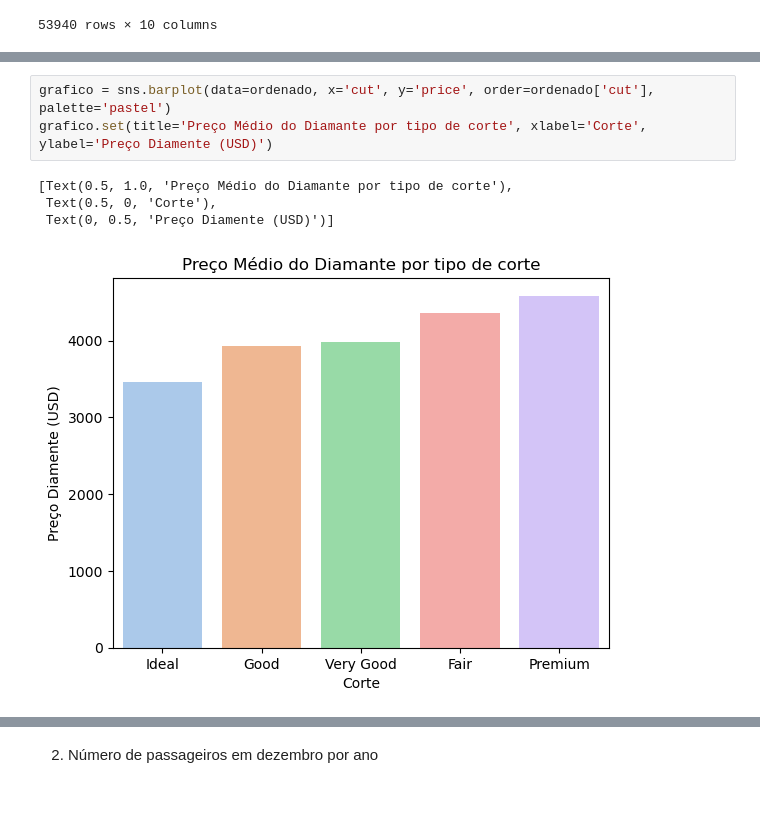
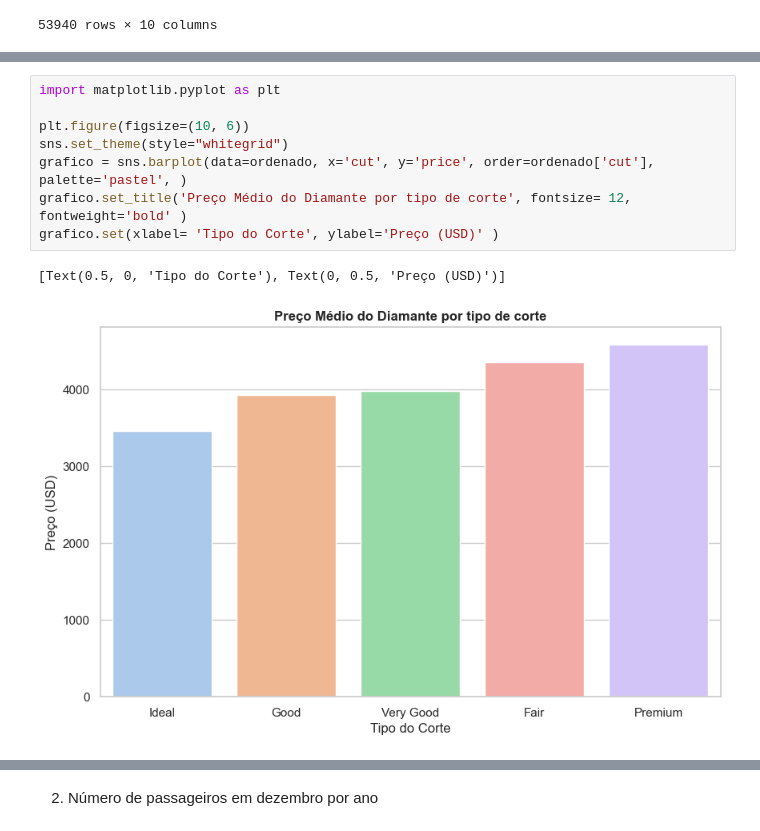
Before and after one commit to jhonatanpaz95/analise-de-dados, a Jupyter notebook: Seaborn/Seaborn.ipynb, the cells around one changed output, grey strips where cells are left out. Drawn from its saved outputs; the diff is of its cells as text; blank space fills up the shorter version.

```diff
--- a/Seaborn/Seaborn.ipynb
+++ b/Seaborn/Seaborn.ipynb
@@ -30,8 +23,11 @@ ordenado = corte.sort_values(by='price',ascending=True)
 # %%
-grafico = sns.barplot(data=ordenado, x='cut', y='price', order=ordenado['cut'], palette='pastel')
-grafico.set(title='Preço Médio do Diamante por tipo de corte', xlabel='Corte', ylabel='Preço Diamente (USD)')
+import matplotlib.pyplot as plt
+
+plt.figure(figsize=(10, 6))
+sns.set_theme(style="whitegrid")
+grafico = sns.barplot(data=ordenado, x='cut', y='price', order=ordenado['cut'], palette='pastel', )
+grafico.set_title('Preço Médio do Diamante por tipo de corte', fontsize= 12, fontweight='bold' )
+grafico.set(xlabel= 'Tipo do Corte', ylabel='Preço (USD)' )
 # %% [output]
-[Text(0.5, 1.0, 'Preço Médio do Diamante por tipo de corte'),
- Text(0.5, 0, 'Corte'),
- Text(0, 0.5, 'Preço Diamente (USD)')]
+[Text(0.5, 0, 'Tipo do Corte'), Text(0, 0.5, 'Preço (USD)')]
-[figure, old version]
+[figure, new version]
```
Also changed, not shown: parts of 14 cells of this notebook, 2 other files.
